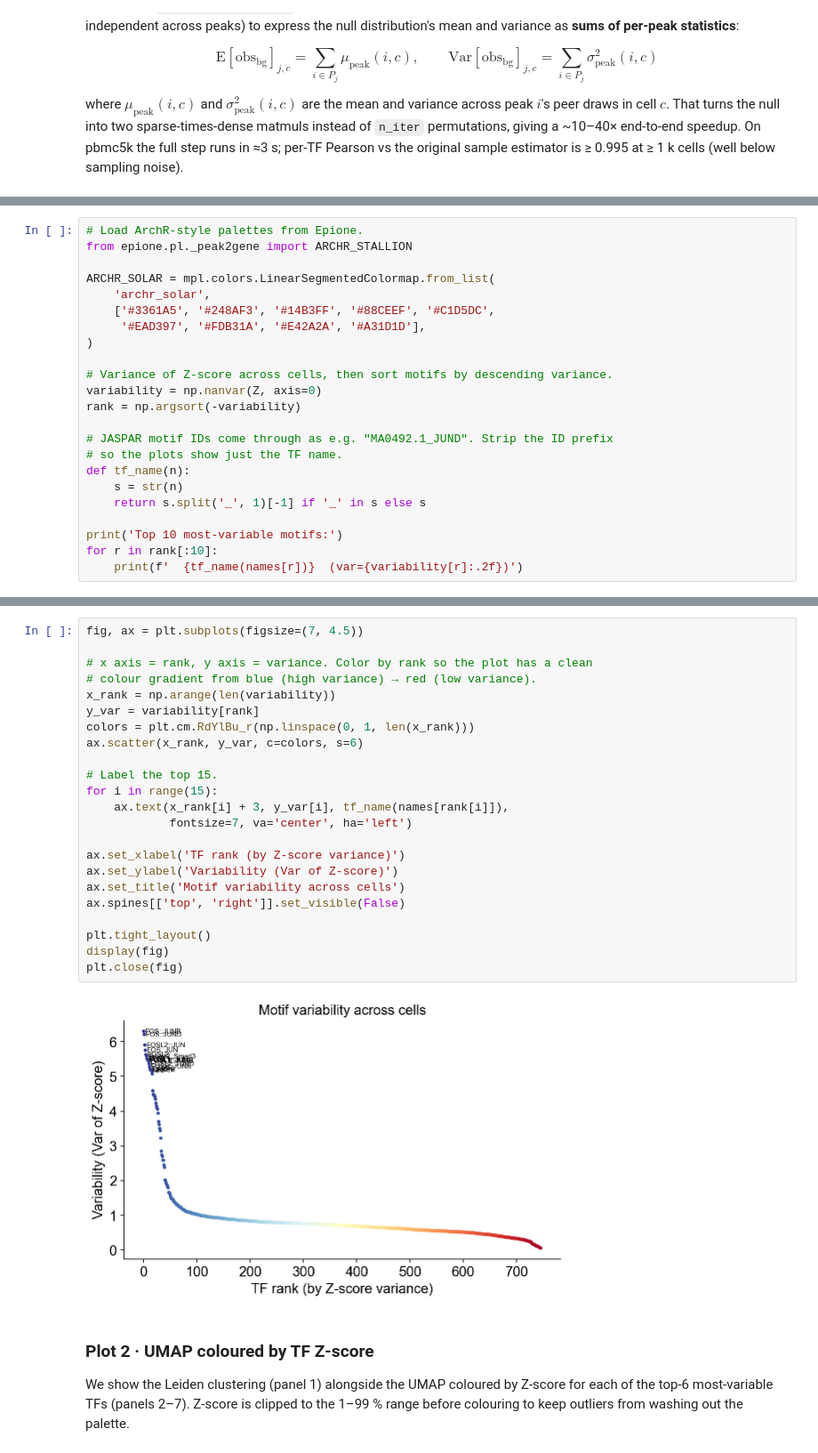
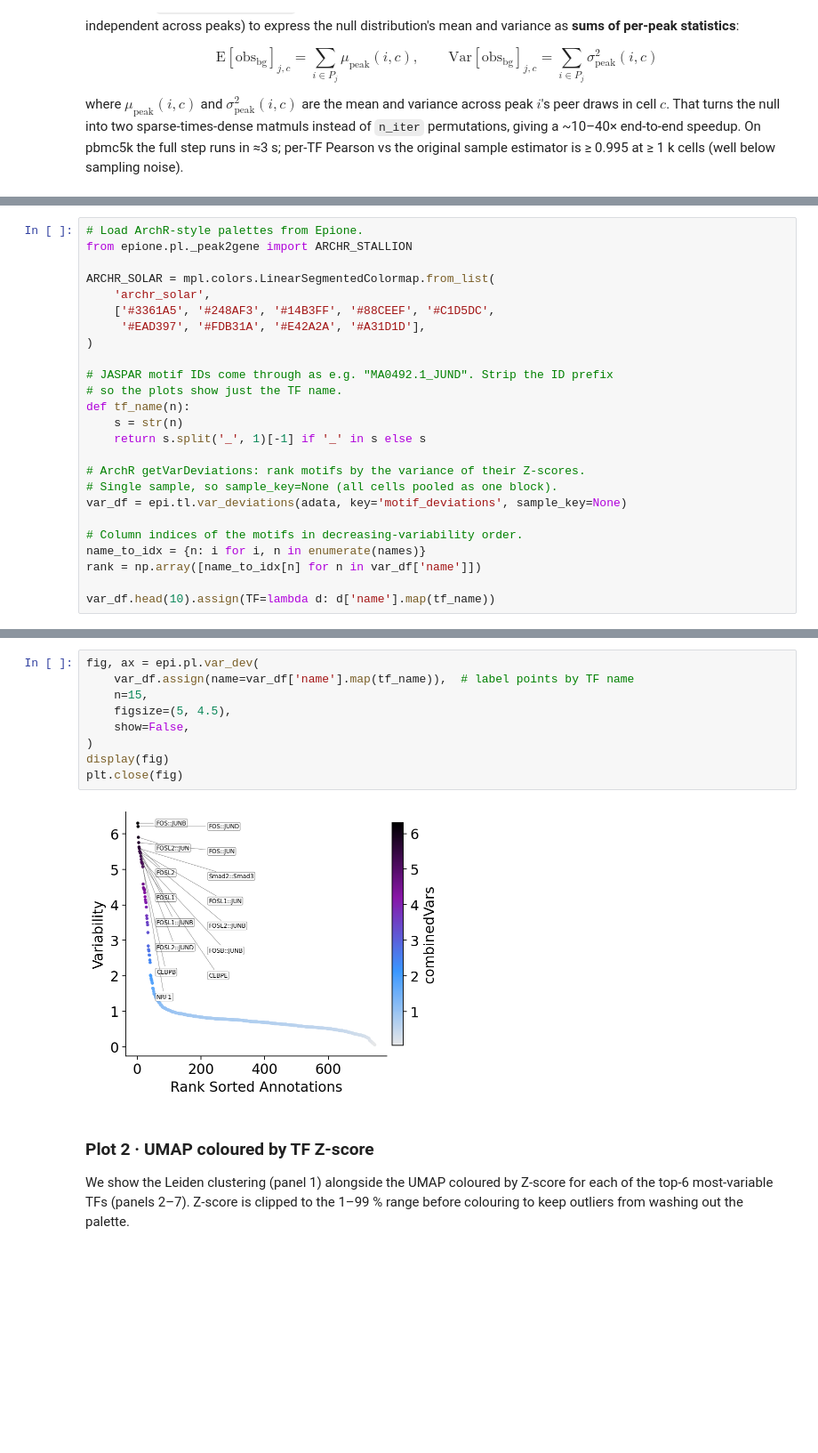
Before and after one commit to aristoteleo/epione, a Jupyter notebook: epione_guide/tutorials/single/t_chromvar.ipynb, the cells around one changed output, grey strips where cells are left out. Shown at 89% size. Cells and saved outputs as stored; diff of their text form; blank space fills up the shorter version.

```diff
--- a/epione_guide/tutorials/single/t_chromvar.ipynb
+++ b/epione_guide/tutorials/single/t_chromvar.ipynb
@@ -404,17 +409,19 @@ ARCHR_SOLAR = mpl.colors.LinearSegmentedColormap.from_list(
      '#EAD397', '#FDB31A', '#E42A2A', '#A31D1D'],
 )
 
-# Variance of Z-score across cells, then sort motifs by descending variance.
-variability = np.nanvar(Z, axis=0)
-rank = np.argsort(-variability)
-
 # JASPAR motif IDs come through as e.g. "MA0492.1_JUND". Strip the ID prefix
 # so the plots show just the TF name.
 def tf_name(n):
     s = str(n)
     return s.split('_', 1)[-1] if '_' in s else s
 
-print('Top 10 most-variable motifs:')
-for r in rank[:10]:
-    print(f'  {tf_name(names[r])}  (var={variability[r]:.2f})')
+# ArchR getVarDeviations: rank motifs by the variance of their Z-scores.
+# Single sample, so sample_key=None (all cells pooled as one block).
+var_df = epi.tl.var_deviations(adata, key='motif_deviations', sample_key=None)
+
+# Column indices of the motifs in decreasing-variability order.
+name_to_idx = {n: i for i, n in enumerate(names)}
+rank = np.array([name_to_idx[n] for n in var_df['name']])
+
+var_df.head(10).assign(TF=lambda d: d['name'].map(tf_name))
 # %% [output]
@@ -439,28 +446,14 @@ the top.
 # %%
-fig, ax = plt.subplots(figsize=(7, 4.5))
-
-# x axis = rank, y axis = variance. Color by rank so the plot has a clean
-# colour gradient from blue (high variance) → red (low variance).
-x_rank = np.arange(len(variability))
-y_var = variability[rank]
-colors = plt.cm.RdYlBu_r(np.linspace(0, 1, len(x_rank)))
-ax.scatter(x_rank, y_var, c=colors, s=6)
-
-# Label the top 15.
-for i in range(15):
-    ax.text(x_rank[i] + 3, y_var[i], tf_name(names[rank[i]]),
-            fontsize=7, va='center', ha='left')
-
-ax.set_xlabel('TF rank (by Z-score variance)')
-ax.set_ylabel('Variability (Var of Z-score)')
-ax.set_title('Motif variability across cells')
-ax.spines[['top', 'right']].set_visible(False)
-
-plt.tight_layout()
+fig, ax = epi.pl.var_dev(
+    var_df.assign(name=var_df['name'].map(tf_name)),  # label points by TF name
+    n=15,
+    figsize=(5, 4.5),
+    show=False,
+)
 display(fig)
 plt.close(fig)
 # %% [output]
-[figure, old version]
+[figure, new version]
 # %% [markdown]
 ### Plot 2 · UMAP coloured by TF Z-score
 
```
Also changed, not shown: parts of 14 cells of this notebook, 4 other files.
